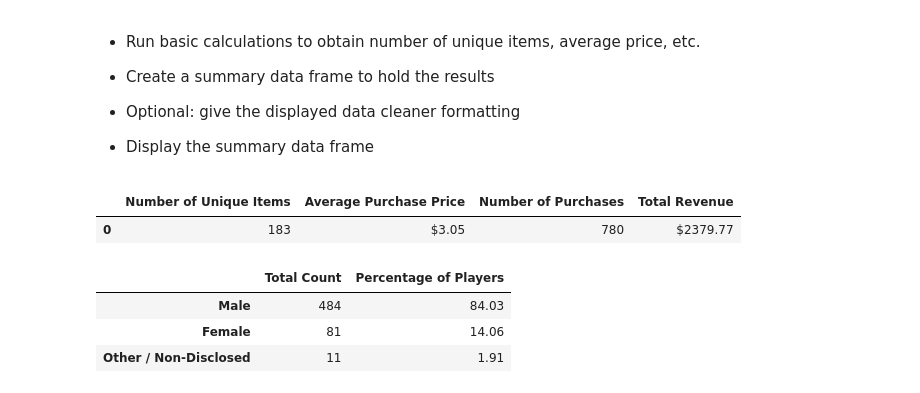
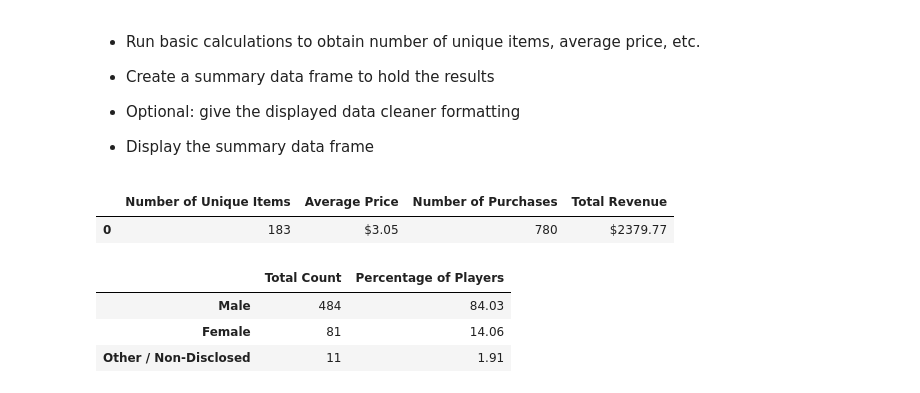
Before and after one commit to kunal-soni/Pandas, a Jupyter notebook: HeroesOfPymoli_starter (6).ipynb, the cells around one changed output. Drawn from its saved outputs; the diff is of its cells as text; code cells hidden in the pictures.

```diff
--- a/HeroesOfPymoli_starter (6).ipynb
+++ b/HeroesOfPymoli_starter (6).ipynb
@@ -54,18 +54,18 @@ TotalPlayersDF
 # %%
 UniqueItems = purchase_data["Item ID"].nunique()
 AvgPurchasePrice = '$' + str(round(purchase_data["Price"].sum() /
                                    purchase_data["Purchase ID"].count(),2))
 TotalPurchases = purchase_data["Item ID"].count()
 TotalRevenue = '$' + str(purchase_data["Price"].sum())
 PurchasingAnalysisTotalDF = pd.DataFrame([{"Number of Unique Items":UniqueItems,
-                                          "Average Purchase Price":AvgPurchasePrice,
+                                          "Average Price":AvgPurchasePrice,
                                           "Number of Purchases":TotalPurchases,
                                           "Total Revenue":TotalRevenue}])
 
-PurchaseAnalysisReorderDF = PurchasingAnalysisTotalDF[["Number of Unique Items","Average Purchase Price","Number of Purchases","Total Revenue"]]
+PurchaseAnalysisReorderDF = PurchasingAnalysisTotalDF[["Number of Unique Items","Average Price","Number of Purchases","Total Revenue"]]
 PurchaseAnalysisReorderDF
 # %% [output]
-|  | Number of Unique Items | Average Purchase Price | Number of Purchases | Total Revenue |
+|  | Number of Unique Items | Average Price | Number of Purchases | Total Revenue |
 | 0 | 183 | $3.05 | 780 | $2379.77 |
 # %%
 # First locate all Males, then count the unique Serial numbers of them
```
Also changed, not shown: parts of 1 cell of this notebook.
